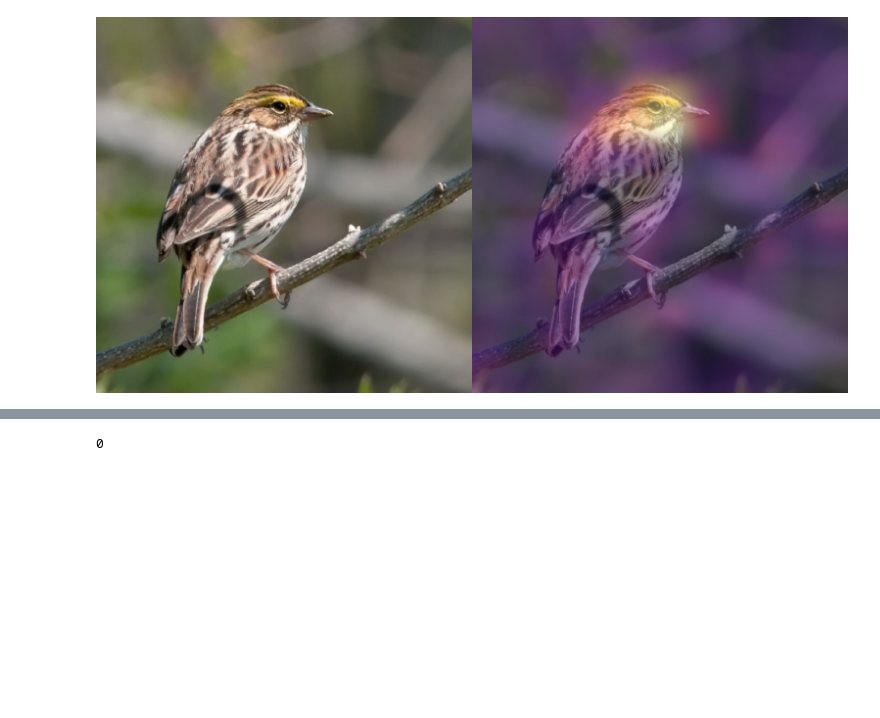
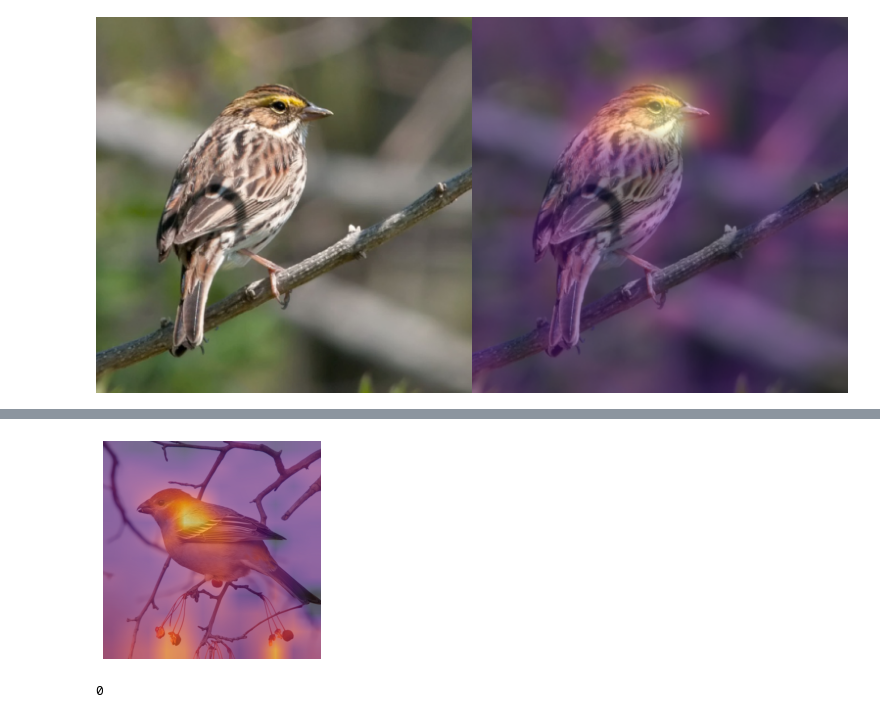
Before and after one commit to ACWalker/CARE-2021, a Jupyter notebook: saliency_maps.ipynb, the cells around one changed output, grey strips where cells are left out. Cells and saved outputs as stored; diff of their text form; code cells hidden in the pictures; blank space fills up the shorter version.

```diff
--- a/saliency_maps.ipynb
+++ b/saliency_maps.ipynb
@@ -248,3 +258,7 @@ get_concat_h(Image.fromarray(x_dec.numpy().transpose(1, 2, 0).astype(np.uint8)),
+# %%
+show_cam(learn, xb[31], yb)
+# %% [output]
+[figure, added]
 # %%
 magma = cm.get_cmap('magma')
 testb = None
```
Also changed, not shown: parts of 10 cells of this notebook.
